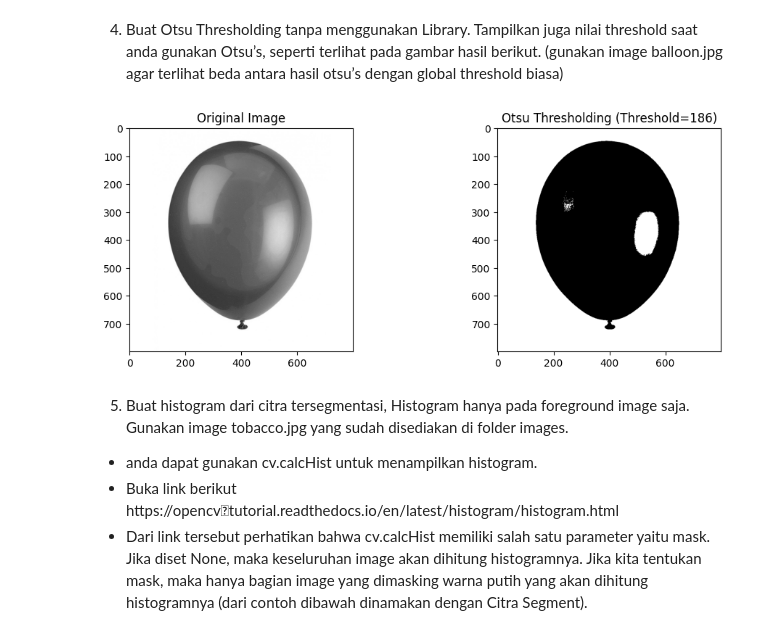
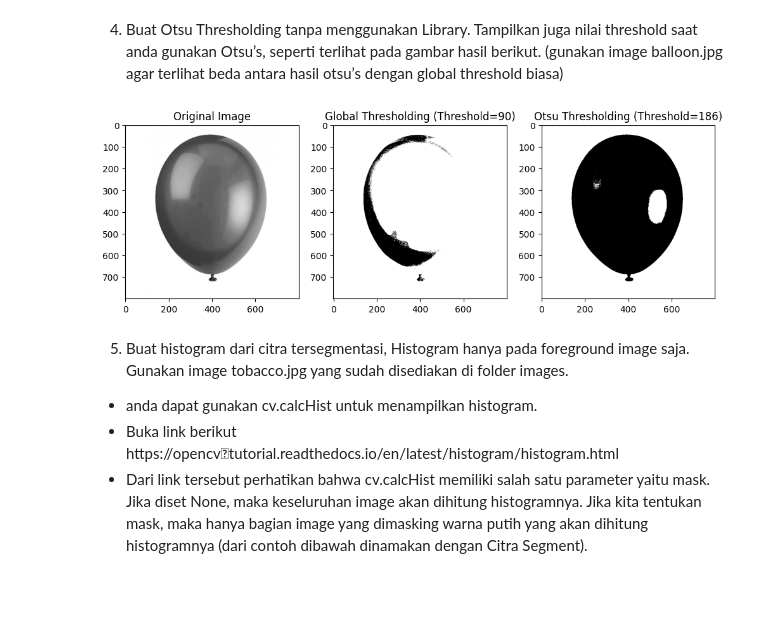
Before and after one commit to gabrieldimas/pcvk-study-2023, a Jupyter notebook: Week10.ipynb, the cells around one changed output. Drawn from its saved outputs; the diff is of its cells as text; code cells hidden in the pictures; blank space fills up the shorter version.

```diff
--- a/Week10.ipynb
+++ b/Week10.ipynb
@@ -90,36 +90,39 @@ def otsu_threshold(histogram):
     for t in range(256):
         background_pixels = np.sum(histogram[:t])
         foreground_pixels = np.sum(histogram[t:])
 
         if background_pixels == 0 or foreground_pixels == 0:
             continue
 
         background_weight = background_pixels / total_pixels
         foreground_weight = foreground_pixels / total_pixels
 
         mean_background = np.sum(np.arange(t) * histogram[:t]) / background_pixels
         mean_foreground = np.sum(np.arange(t, 256) * histogram[t:]) / foreground_pixels
 
         variance_between_classes = background_weight * foreground_weight * (mean_background - mean_foreground) ** 2
 
         if variance_between_classes > max_var:
             max_var = variance_between_classes
             threshold = t
 
     return threshold
 
 otsu_thresh = 186
+global_thresh = 90
 
 # Apply Otsu's thresholding
 otsu_result = (image > otsu_thresh).astype(np.uint8) * 255
+global_result = (image > global_thresh).astype(np.uint8) * 255
 
 # Display the results
 plt.figure(figsize=(12, 4))
-plt.subplot(121), plt.imshow(image, cmap='gray'), plt.title('Original Image')
-plt.subplot(122), plt.imshow(otsu_result, cmap='gray'), plt.title(f'Otsu Thresholding (Threshold={otsu_thresh})')
+plt.subplot(131), plt.imshow(image, cmap='gray'), plt.title('Original Image')
+plt.subplot(132), plt.imshow(global_result, cmap='gray'), plt.title(f'Global Thresholding (Threshold={global_thresh})')
+plt.subplot(133), plt.imshow(otsu_result, cmap='gray'), plt.title(f'Otsu Thresholding (Threshold={otsu_thresh})')
 plt.show()
 # %% [output]
-[figure, old version]
+[figure, new version]
 # %% [markdown]
 5. Buat histogram dari citra tersegmentasi, Histogram hanya pada foreground image
 saja. Gunakan image tobacco.jpg yang sudah disediakan di folder images.
```
